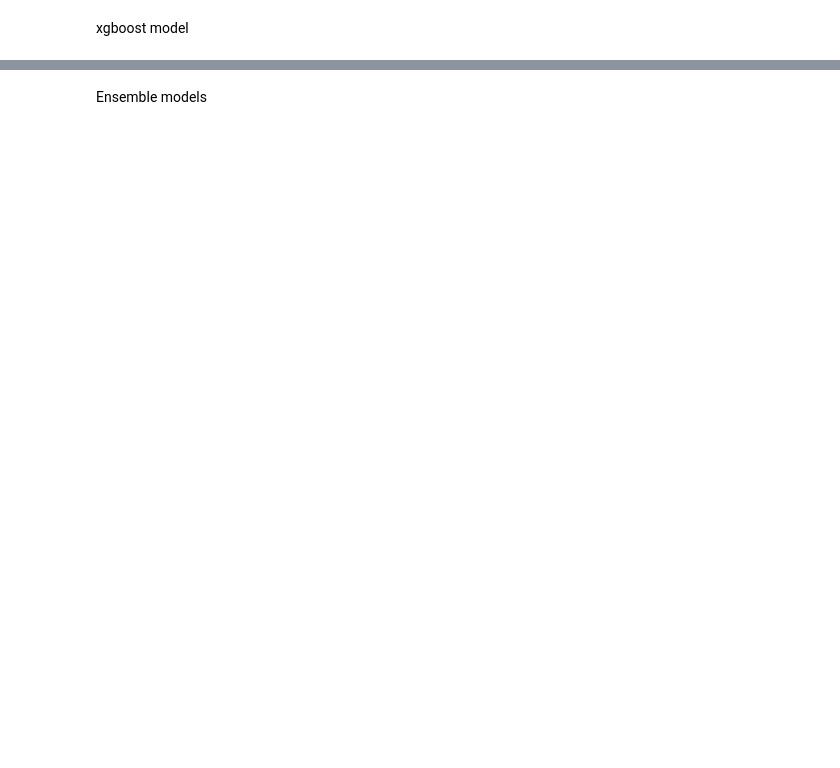
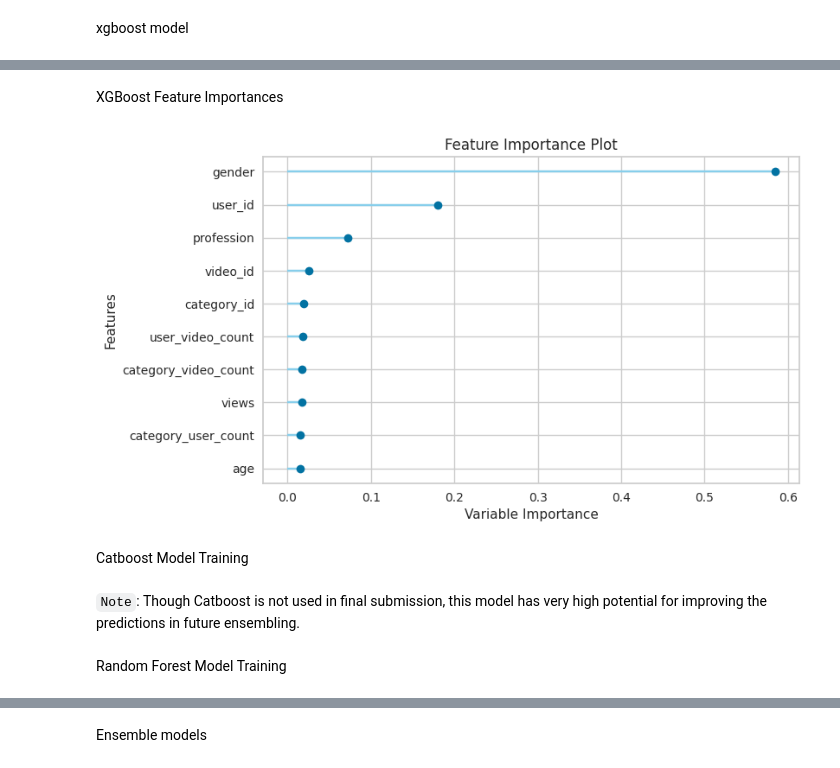
Before and after one commit to baskarsambandamurthy/jobathon-feb-2022, a Jupyter notebook: jobathon-feb-2022-preproc.ipynb, the cells around one changed output, grey strips where cells are left out. Saved outputs shown, nothing was run; the diff lists cells and outputs as text; code cells hidden in the pictures; blank space fills up the shorter version.

```diff
--- a/jobathon-feb-2022-preproc.ipynb
+++ b/jobathon-feb-2022-preproc.ipynb
@@ -416,5 +409,18 @@ Transformation Pipeline and Model Successfully Saved
+# %% [markdown]
+XGBoost Feature Importances
+# %%
+#Top 10 important features of LightGBM according to feature importances
+plot_model(xgbm,'feature')
+# %% [output]
+[figure, added]
+# %% [markdown]
+Catboost Model Training
+# %% [markdown]
+`Note`: Though Catboost is not used in final submission, this model has very high potential for improving the predictions in future ensembling.
 # %%
 # catboost=create_model('catboost')
 # catboost
 # %%
 # save_model(catboost, 'catboost_model')
+# %% [markdown]
+Random Forest Model Training
```
Also changed, not shown: parts of 62 cells of this notebook.
